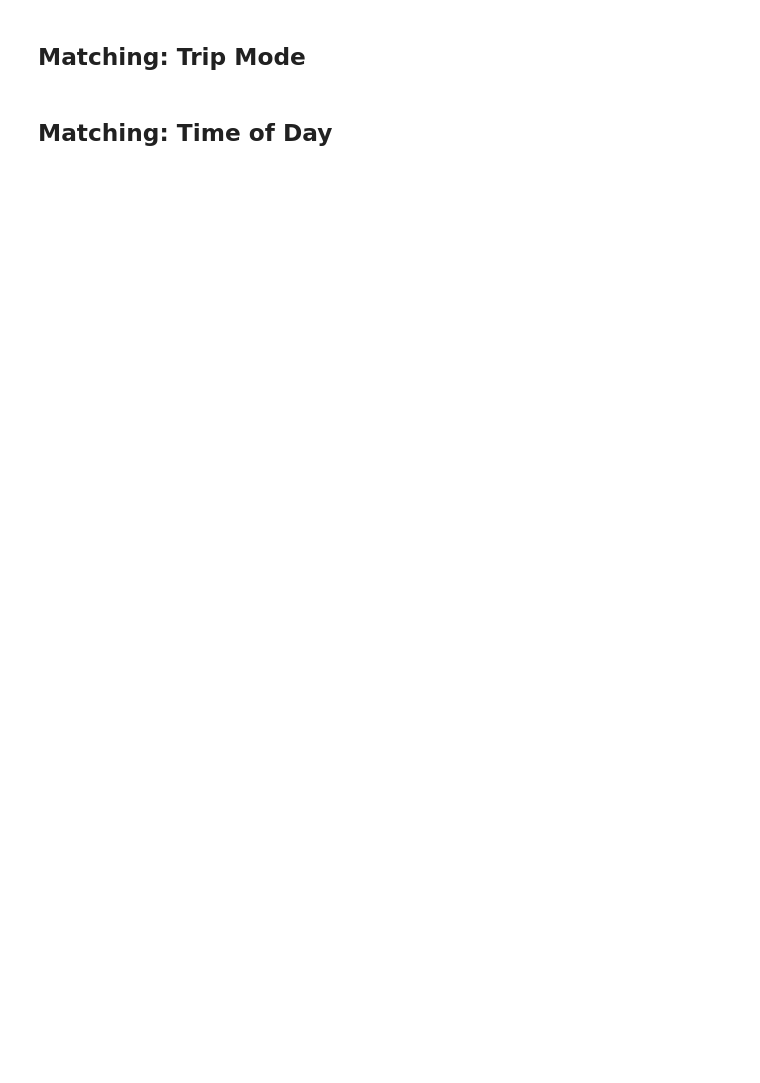
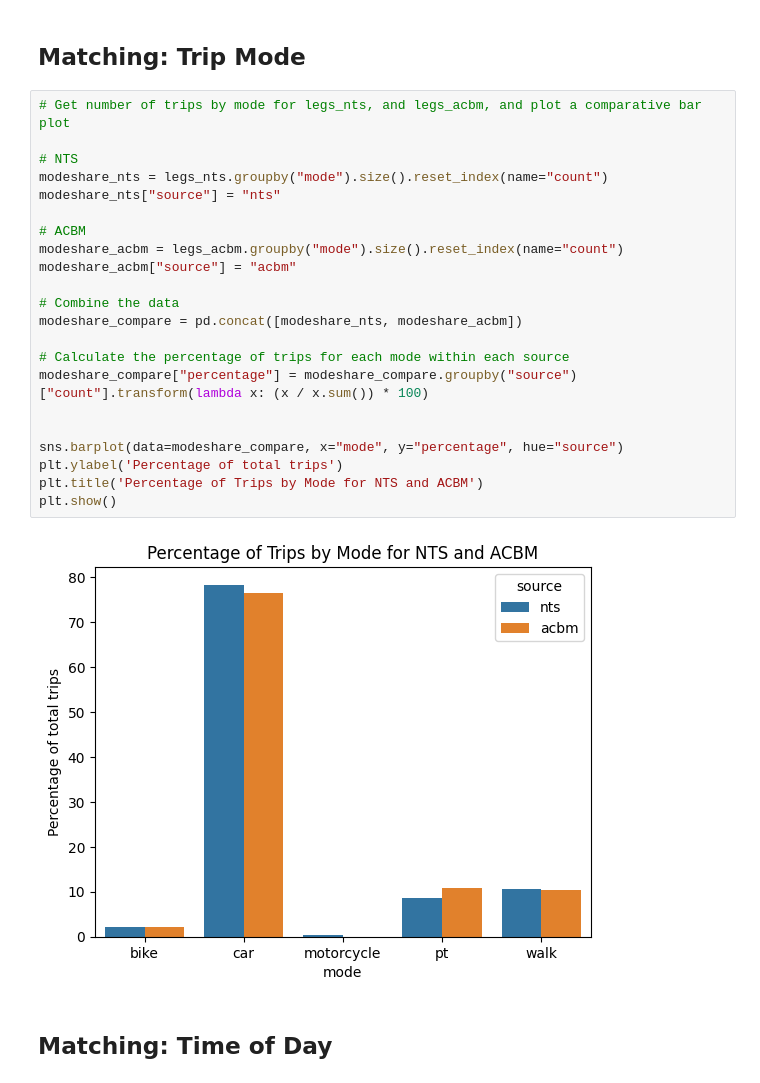
Before and after one commit to Urban-Analytics-Technology-Platform/acbm, a Jupyter notebook: notebooks/5_validate_outputs.ipynb, the cells around one changed output. Saved outputs shown, nothing was run; the diff lists cells and outputs as text; blank space fills up the shorter version.

```diff
--- a/notebooks/5_validate_outputs.ipynb
+++ b/notebooks/5_validate_outputs.ipynb
@@ -59,4 +139,28 @@ legs_nts
 # %% [markdown]
 ## Matching: Trip Mode
+# %%
+# Get number of trips by mode for legs_nts, and legs_acbm, and plot a comparative bar plot
+
+# NTS
+modeshare_nts = legs_nts.groupby("mode").size().reset_index(name="count")
+modeshare_nts["source"] = "nts"
+
+# ACBM
+modeshare_acbm = legs_acbm.groupby("mode").size().reset_index(name="count")
+modeshare_acbm["source"] = "acbm"
+
+# Combine the data
+modeshare_compare = pd.concat([modeshare_nts, modeshare_acbm])
+
+# Calculate the percentage of trips for each mode within each source
+modeshare_compare["percentage"] = modeshare_compare.groupby("source")["count"].transform(lambda x: (x / x.sum()) * 100)
+
+
+sns.barplot(data=modeshare_compare, x="mode", y="percentage", hue="source")
+plt.ylabel('Percentage of total trips')
+plt.title('Percentage of Trips by Mode for NTS and ACBM')
+plt.show()
+# %% [output]
+[figure, added]
 # %% [markdown]
 ## Matching: Time of Day
```
Also changed, not shown: parts of 9 cells of this notebook.
